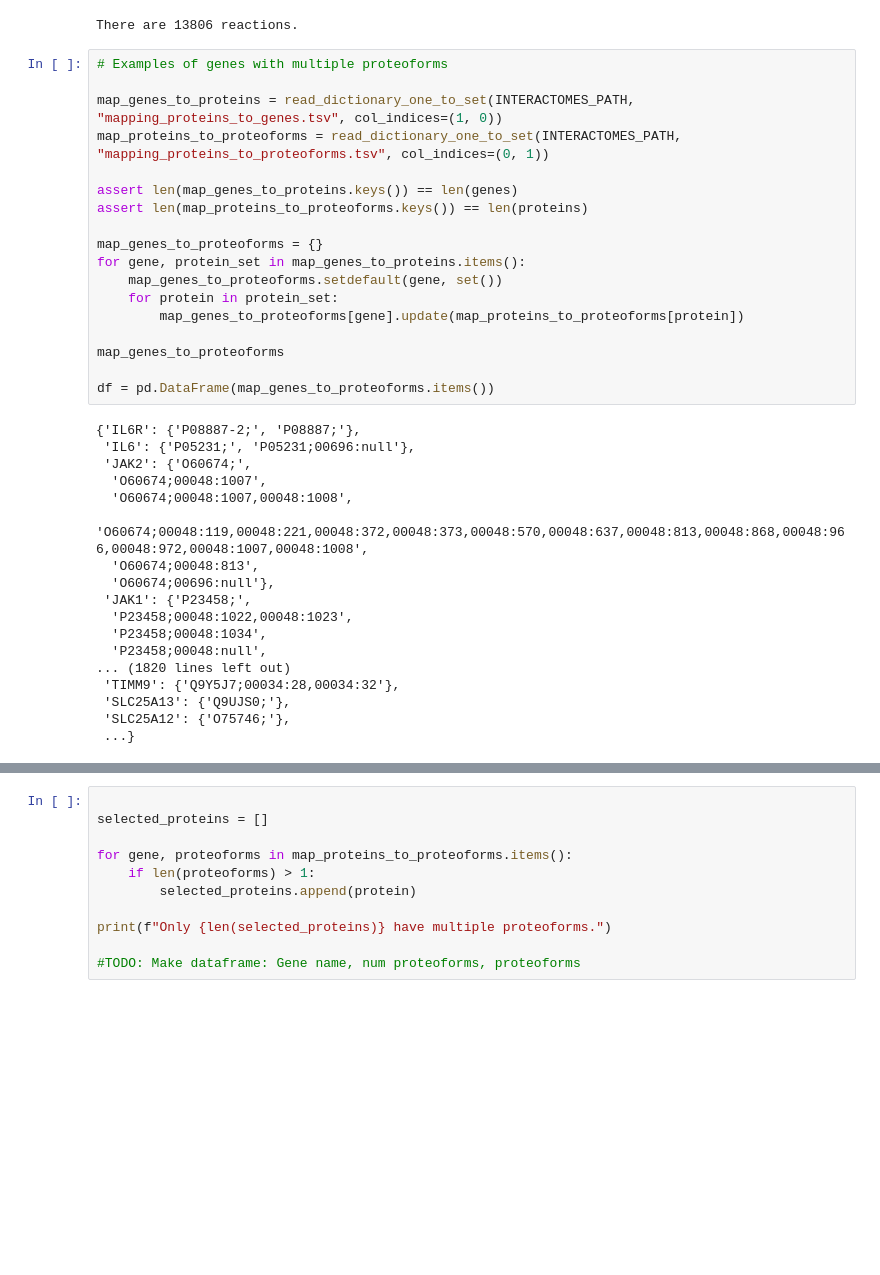
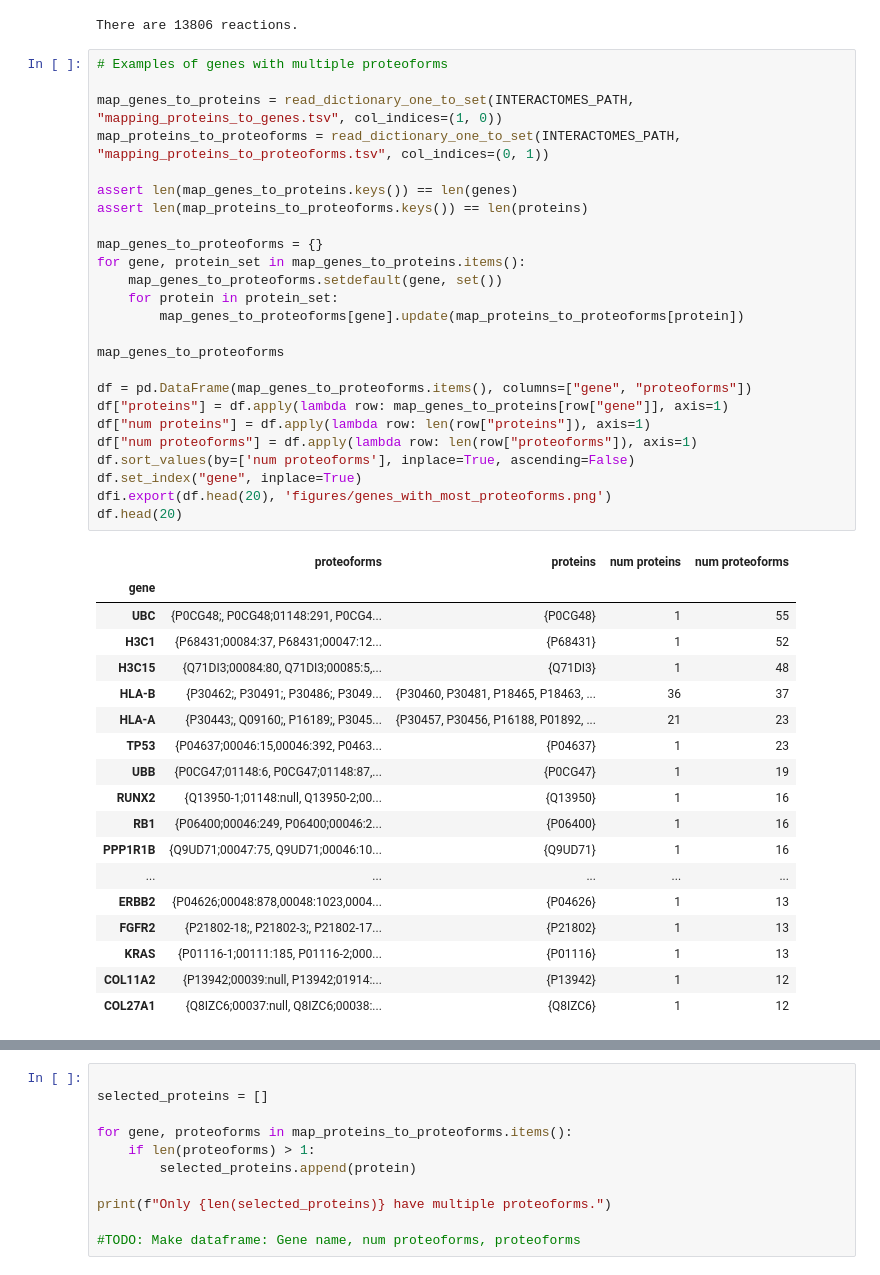
Before and after one commit to PathwayAnalysisPlatform/ProteoformNetworks, a Jupyter notebook: src/Python/0_1_data_overview.ipynb, the cells around one changed output, grey strips where cells are left out. Drawn from its saved outputs; the diff is of its cells as text; blank space fills up the shorter version.

Commit message:
Get examples of genes with most proteoforms.

```diff
--- a/src/Python/0_1_data_overview.ipynb
+++ b/src/Python/0_1_data_overview.ipynb
@@ -122,36 +123,44 @@ There are 13806 reactions.
 # %%
 # Examples of genes with multiple proteoforms
 
 map_genes_to_proteins = read_dictionary_one_to_set(INTERACTOMES_PATH, "mapping_proteins_to_genes.tsv", col_indices=(1, 0))
 map_proteins_to_proteoforms = read_dictionary_one_to_set(INTERACTOMES_PATH, "mapping_proteins_to_proteoforms.tsv", col_indices=(0, 1))
 
 assert len(map_genes_to_proteins.keys()) == len(genes)
 assert len(map_proteins_to_proteoforms.keys()) == len(proteins)
 
 map_genes_to_proteoforms = {}
 for gene, protein_set in map_genes_to_proteins.items():
     map_genes_to_proteoforms.setdefault(gene, set())
     for protein in protein_set:
         map_genes_to_proteoforms[gene].update(map_proteins_to_proteoforms[protein])
 
 map_genes_to_proteoforms
 
-df = pd.DataFrame(map_genes_to_proteoforms.items())
+df = pd.DataFrame(map_genes_to_proteoforms.items(), columns=["gene", "proteoforms"])
+df["proteins"] = df.apply(lambda row: map_genes_to_proteins[row["gene"]], axis=1)
+df["num proteins"] = df.apply(lambda row: len(row["proteins"]), axis=1)
+df["num proteoforms"] = df.apply(lambda row: len(row["proteoforms"]), axis=1)
+df.sort_values(by=['num proteoforms'], inplace=True, ascending=False)
+df.set_index("gene", inplace=True)
+dfi.export(df.head(20), 'figures/genes_with_most_proteoforms.png')
+df.head(20)
 # %% [output]
-{'IL6R': {'P08887-2;', 'P08887;'},
- 'IL6': {'P05231;', 'P05231;00696:null'},
- 'JAK2': {'O60674;',
-  'O60674;00048:1007',
-  'O60674;00048:1007,00048:1008',
-  'O60674;00048:119,00048:221,00048:372,00048:373,00048:570,00048:637,00048:813,00048:868,00048:966,00048:972,00048:1007,00048:1008',
-  'O60674;00048:813',
-  'O60674;00696:null'},
- 'JAK1': {'P23458;',
-  'P23458;00048:1022,00048:1023',
-  'P23458;00048:1034',
-  'P23458;00048:null',
-... (1820 lines left out)
- 'TIMM9': {'Q9Y5J7;00034:28,00034:32'},
- 'SLC25A13': {'Q9UJS0;'},
- 'SLC25A12': {'O75746;'},
- ...}
+|  | proteoforms | proteins | num proteins | num proteoforms |
+| gene |  |  |  |  |
+| UBC | {P0CG48;, P0CG48;01148:291, P0CG4... | {P0CG48} | 1 | 55 |
+| H3C1 | {P68431;00084:37, P68431;00047:12... | {P68431} | 1 | 52 |
+| H3C15 | {Q71DI3;00084:80, Q71DI3;00085:5,... | {Q71DI3} | 1 | 48 |
+| HLA-B | {P30462;, P30491;, P30486;, P3049... | {P30460, P30481, P18465, P18463, ... | 36 | 37 |
+| HLA-A | {P30443;, Q09160;, P16189;, P3045... | {P30457, P30456, P16188, P01892, ... | 21 | 23 |
+| TP53 | {P04637;00046:15,00046:392, P0463... | {P04637} | 1 | 23 |
+| UBB | {P0CG47;01148:6, P0CG47;01148:87,... | {P0CG47} | 1 | 19 |
+| RUNX2 | {Q13950-1;01148:null, Q13950-2;00... | {Q13950} | 1 | 16 |
+| RB1 | {P06400;00046:249, P06400;00046:2... | {P06400} | 1 | 16 |
+| PPP1R1B | {Q9UD71;00047:75, Q9UD71;00046:10... | {Q9UD71} | 1 | 16 |
+| ... | ... | ... | ... | ... |
+| ERBB2 | {P04626;00048:878,00048:1023,0004... | {P04626} | 1 | 13 |
+| FGFR2 | {P21802-18;, P21802-3;, P21802-17... | {P21802} | 1 | 13 |
+| KRAS | {P01116-1;00111:185, P01116-2;000... | {P01116} | 1 | 13 |
+| COL11A2 | {P13942;00039:null, P13942;01914:... | {P13942} | 1 | 12 |
+| COL27A1 | {Q8IZC6;00037:null, Q8IZC6;00038:... | {Q8IZC6} | 1 | 12 |
```
Also changed, not shown: parts of 2 cells of this notebook.
